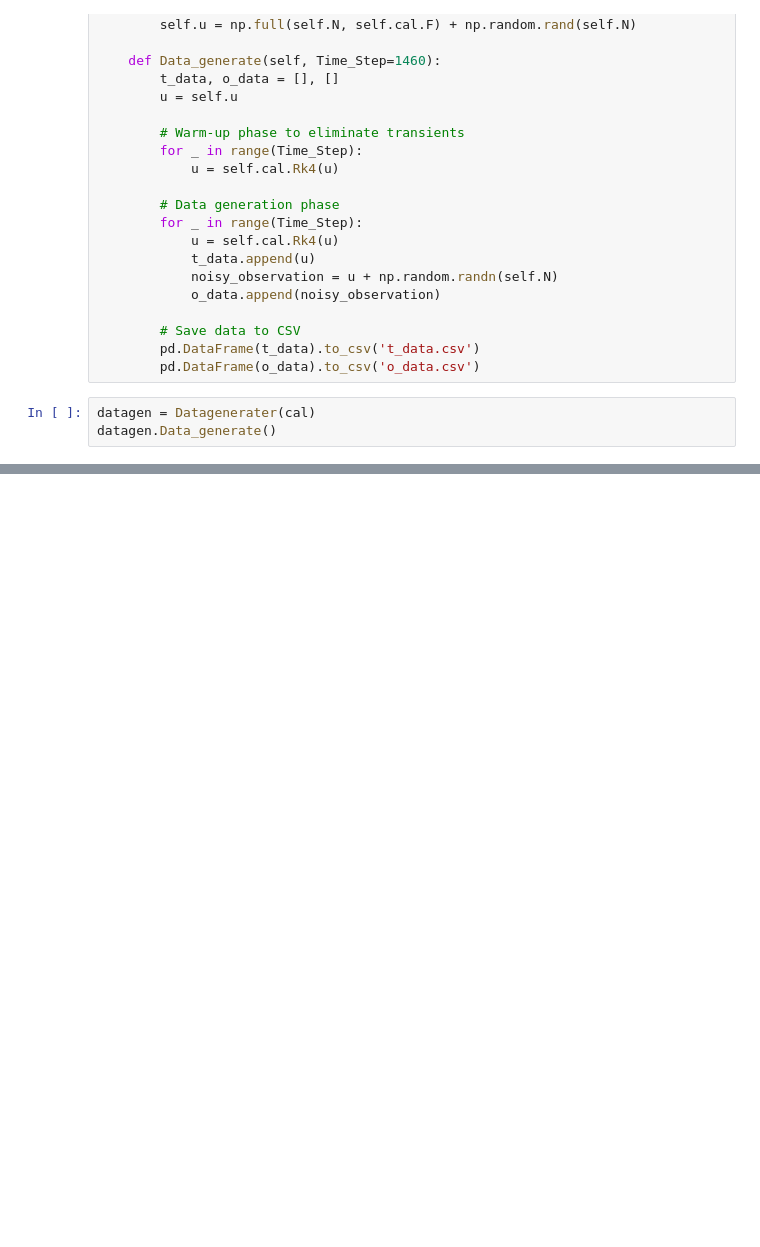
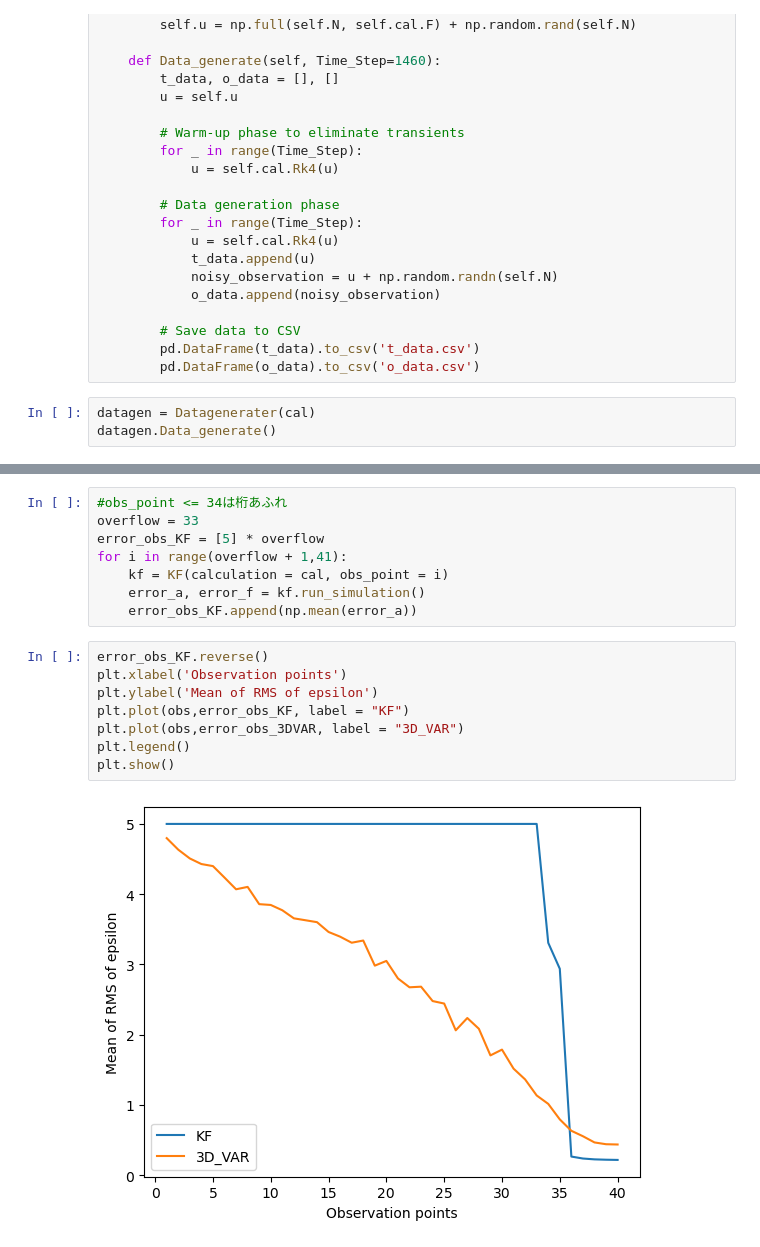
Before and after one commit to gallardo0825/Data_assimilation_A, a Jupyter notebook: assignment6-1.ipynb, the cells around one changed output, grey strips where cells are left out. Drawn from its saved outputs; the diff is of its cells as text; blank space fills up the shorter version.

```diff
--- a/assignment6-1.ipynb
+++ b/assignment6-1.ipynb
@@ -155,0 +206,18 @@ for i in obs:
+# %%
+#obs_point <= 34は桁あふれ
+overflow = 33
+error_obs_KF = [5] * overflow
+for i in range(overflow + 1,41):
+    kf = KF(calculation = cal, obs_point = i)
+    error_a, error_f = kf.run_simulation()
+    error_obs_KF.append(np.mean(error_a))
+# %%
+error_obs_KF.reverse()
+plt.xlabel('Observation points')
+plt.ylabel('Mean of RMS of epsilon')
+plt.plot(obs,error_obs_KF, label = "KF")
+plt.plot(obs,error_obs_3DVAR, label = "3D_VAR")
+plt.legend()
+plt.show()
+# %% [output]
+[figure, added]
```
Also changed, not shown: parts of 4 cells of this notebook.
